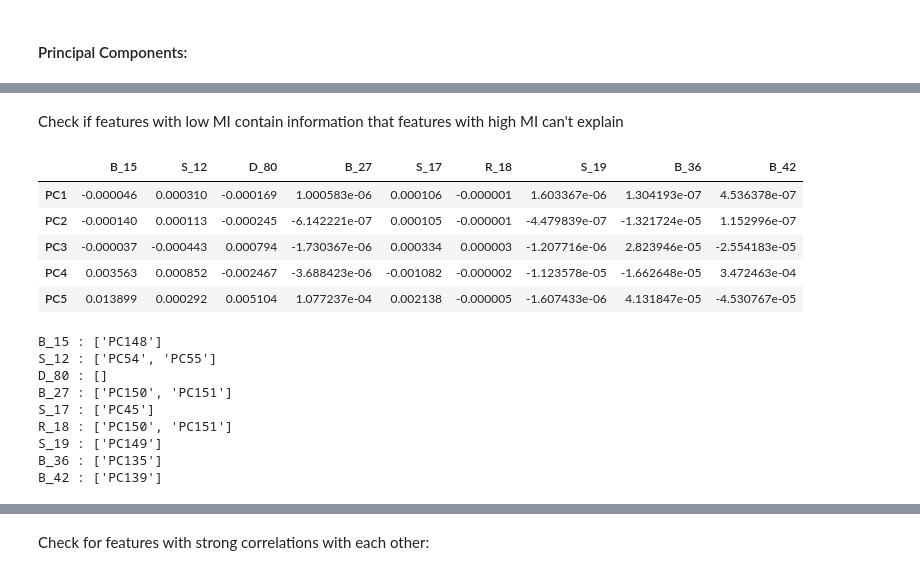
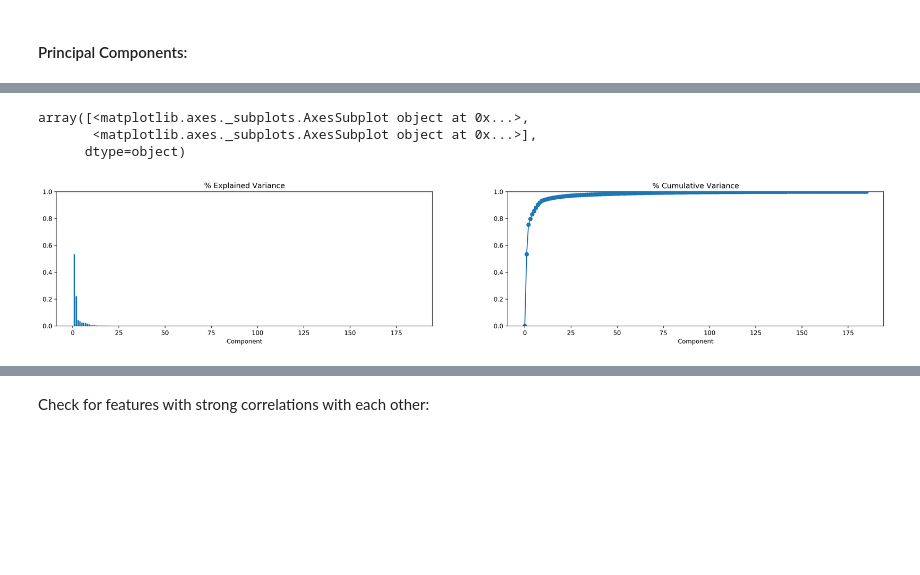
Before and after one commit to echefcy/kaggle, a Jupyter notebook: amex_defaults/ Solution.ipynb, the cells around one changed output, grey strips where cells are left out. Drawn from its saved outputs; the diff is of its cells as text; code cells hidden in the pictures; blank space fills up the shorter version.

```diff
--- a/amex_defaults/ Solution.ipynb
+++ b/amex_defaults/ Solution.ipynb
@@ -394,54 +304,30 @@ components.head()
 # %%
 import matplotlib.pyplot as plt
 
 def plot_variance(pca, width=8, dpi=100):
     # Create figure
     fig, axs = plt.subplots(1, 2)
     n = pca.n_components_
     grid = np.arange(1, n + 1)
     # Explained variance
     evr = pca.explained_variance_ratio_
     axs[0].bar(grid, evr)
     axs[0].set(
         xlabel="Component", title="% Explained Variance", ylim=(0.0, 1.0)
     )
     # Cumulative Variance
     cv = np.cumsum(evr)
     axs[1].plot(np.r_[0, grid], np.r_[0, cv], "o-")
     axs[1].set(
         xlabel="Component", title="% Cumulative Variance", ylim=(0.0, 1.0)
     )
     # Set up figure
     fig.set(figwidth=width, dpi=dpi)
     return axs
 
-# plot_variance(pca, 24, 300)
+plot_variance(pca, 24, 300)
+# %% [output]
+array([<matplotlib.axes._subplots.AxesSubplot object at 0x...>,
+       <matplotlib.axes._subplots.AxesSubplot object at 0x...>],
+      dtype=object)
+[figure, added]
-# %% [markdown]
-Check if features with low MI contain information that features with high MI can't explain
-# %%
-pca_low_mi = (components.loc[(components.index.isin(mi_scores.tail(20).index))]).T
-pca_low_mi.head()
-# %% [output]
-|  | B_15 | S_12 | D_80 | B_27 | S_17 | R_18 | S_19 | B_36 | B_42 |
-| PC1 | -0.000046 | 0.000310 | -0.000169 | 1.000583e-06 | 0.000106 | -0.000001 | 1.603367e-06 | 1.304193e-07 | 4.536378e-07 |
-| PC2 | -0.000140 | 0.000113 | -0.000245 | -6.142221e-07 | 0.000105 | -0.000001 | -4.479839e-07 | -1.321724e-05 | 1.152996e-07 |
-| PC3 | -0.000037 | -0.000443 | 0.000794 | -1.730367e-06 | 0.000334 | 0.000003 | -1.207716e-06 | 2.823946e-05 | -2.554183e-05 |
-| PC4 | 0.003563 | 0.000852 | -0.002467 | -3.688423e-06 | -0.001082 | -0.000002 | -1.123578e-05 | -1.662648e-05 | 3.472463e-04 |
-| PC5 | 0.013899 | 0.000292 | 0.005104 | 1.077237e-04 | 0.002138 | -0.000005 | -1.607433e-06 | 4.131847e-05 | -4.530767e-05 |
-# %%
-for cname in pca_low_mi.columns:
-    temp = []
-    for i in range(len(pca_low_mi)):
-        if abs(pca_low_mi[cname].iloc[i]) > 0.5:
-            temp.append(pca_low_mi.index[i])
-    print(f'{cname} : {temp}')
-# %% [output]
-B_15 : ['PC148']
-S_12 : ['PC54', 'PC55']
-D_80 : []
-B_27 : ['PC150', 'PC151']
-S_17 : ['PC45']
-R_18 : ['PC150', 'PC151']
-S_19 : ['PC149']
-B_36 : ['PC135']
-B_42 : ['PC139']
```
Also changed, not shown: parts of 87 cells of this notebook, 15 other files.
